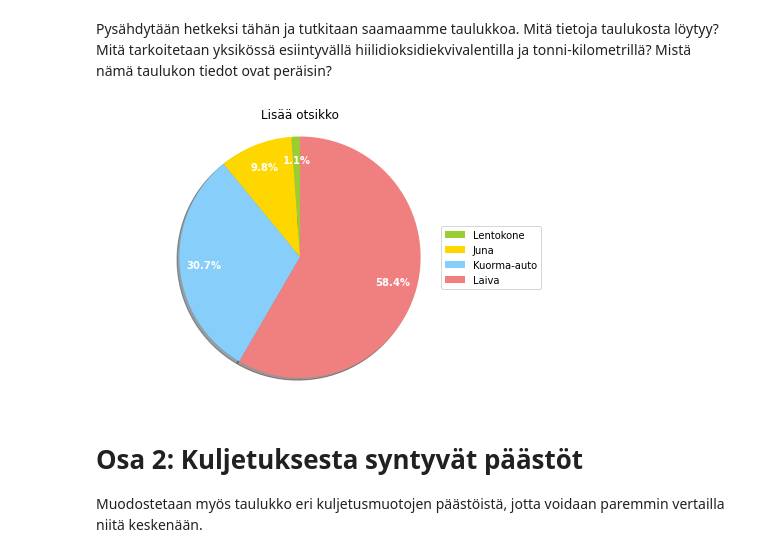
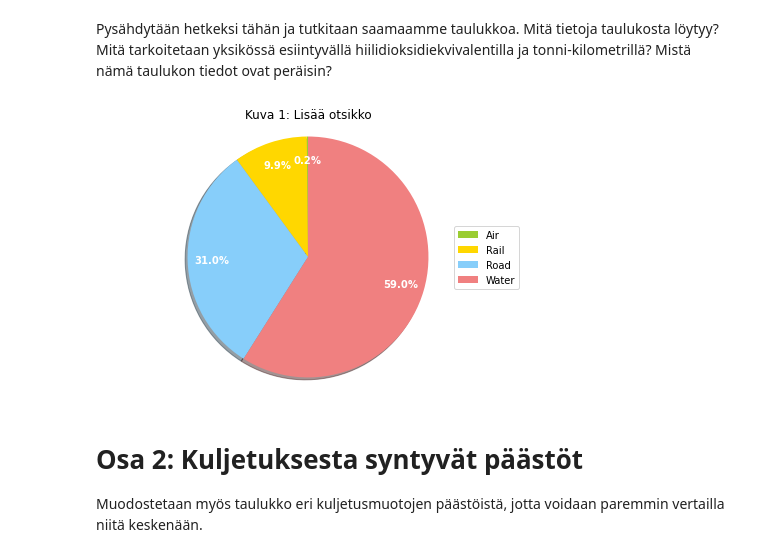
Before and after one commit to opendata-education/Maantiede, a Jupyter notebook: materiaali/harjoitukset/moniosainen_ryhmatyo.ipynb, the cells around one changed output. Saved outputs shown, nothing was run; the diff lists cells and outputs as text; code cells hidden in the pictures.

```diff
--- a/materiaali/harjoitukset/moniosainen_ryhmatyo.ipynb
+++ b/materiaali/harjoitukset/moniosainen_ryhmatyo.ipynb
@@ -38,24 +38,31 @@ matkustustavat.head()
 # %% [markdown]
 Pysähdytään hetkeksi tähän ja tutkitaan saamaamme taulukkoa. Mitä tietoja taulukosta löytyy? Mitä tarkoitetaan yksikössä esiintyvällä hiilidioksidiekvivalentilla ja tonni-kilometrillä? Mistä nämä taulukon tiedot ovat peräisin?
 # %%
-labels = ['Lentokone', 'Juna', 'Kuorma-auto', 'Laiva'] # Listataan tarkasteltavat kulkuneuvot.
+lista1 = [] # Luodaan ensin kaksi tyhjää listaa, minne voidaan tallentaa kuvaajia varten tarvittavat tiedot.
+lista2 = []
 
-sizes = [1.16,9.90,30.97,58.97] # Listataan eri kulkuneuvojen osuudet ruoan kuljetuksessa.
+with open("../data/food_miles_by_method.csv", "r") as csv_file:
+    csv_reader = csv.DictReader(csv_file, delimiter=',') # Luetaan tiedostojen sisällöt
+    for lines in csv_reader:
+        lista1.append(lines['Entity']) # Lisätään kulkuneuvotyypit listaan 1
+        lista2.append(lines['Share of food miles (Poore & Nemecek 2018)']) # Lisätään ruokakuljetusosuudet listaan 2
 
-colors = ['yellowgreen', 'gold', 'lightskyblue', 'lightcoral'] # Valitaan osioiden värit
-# Voitte valita värit itse.
+labels = lista1 # Tallennetaan kulkuneuvot muuttujaan 'labels'
+sizes = lista2 # Tallennetaan ruokakuljetusosuudet muuttujaan 'sizes'
+
+colors = ['yellowgreen', 'gold', 'lightskyblue', 'lightcoral'] # Valitaan osioiden värit. Voitte valita värit itse.
 
 patches, texts, pcts = plt.pie(sizes, colors=colors, autopct='%.1f%%', pctdistance=0.8, shadow=True, startangle=90)
-plt.legend(patches, labels, bbox_to_anchor=(1.05,0.5), loc="center right", bbox_transform=plt.gcf().transFigure)
+plt.legend(patches, labels, bbox_to_anchor=(1,0.5), loc="center right", bbox_transform=plt.gcf().transFigure)
 plt.subplots_adjust(left=0, bottom=0.1, right=1)
 plt.gca().axis("equal")
 plt.setp(pcts, color='white', fontweight='bold')
 plt.tight_layout()
 
 plt.title ("Kuva 1: Lisää otsikko") # Lisätkää kuvaajalle sopiva otsikko, mitä tällä kuvaajalla kerrotaan?
 plt.show()
 # %% [output]
-[figure, old version]
+[figure, new version]
 # %% [markdown]
 # Osa 2: Kuljetuksesta syntyvät päästöt
 
```
Also changed, not shown: parts of 3 cells of this notebook.
